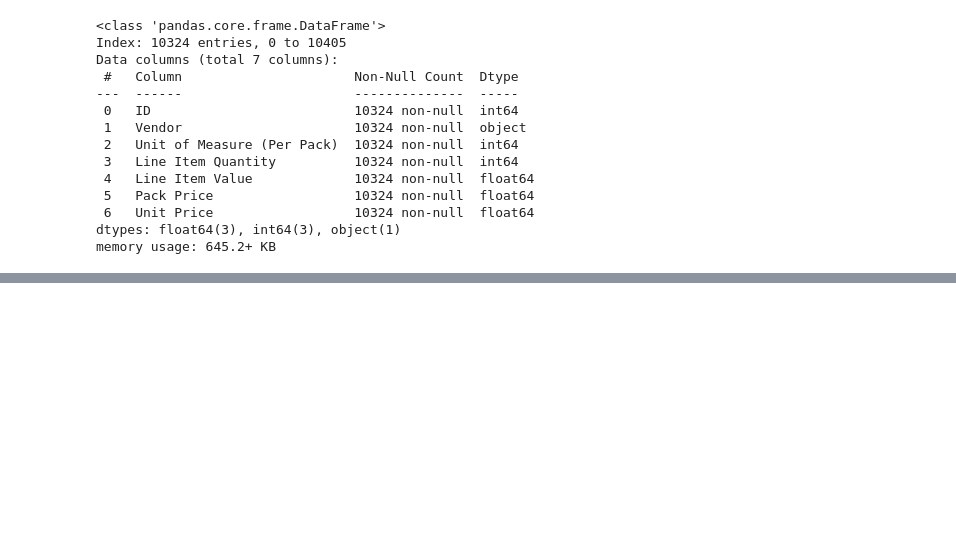
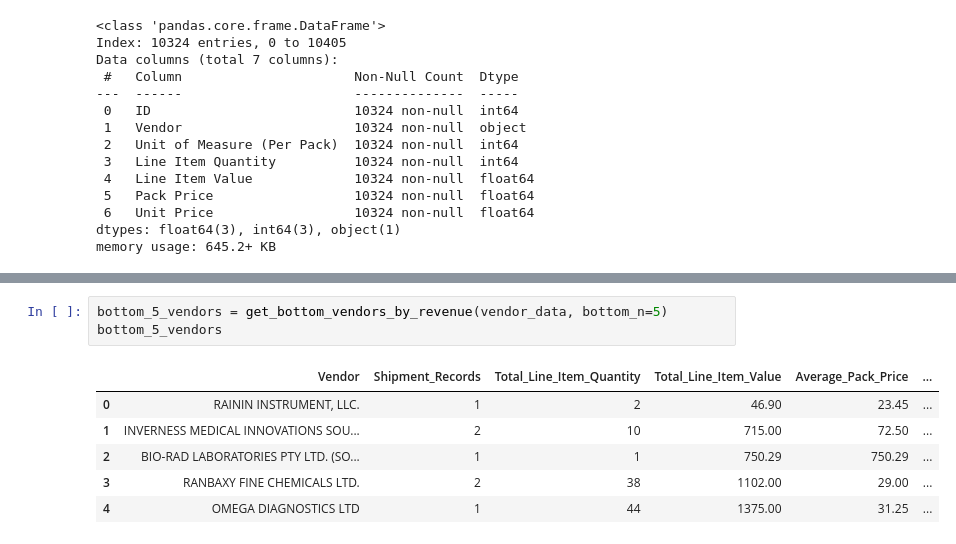
Before and after one commit to JulianChisco93/Supply-Chain-Shipment-Summary-Tool, a Jupyter notebook: notebooks/demo_vendor.ipynb, the cells around one changed output, grey strips where cells are left out. Drawn from its saved outputs; the diff is of its cells as text; blank space fills up the shorter version.

```diff
--- a/notebooks/demo_vendor.ipynb
+++ b/notebooks/demo_vendor.ipynb
@@ -88,0 +122,10 @@ memory usage: 645.2+ KB
+# %%
+bottom_5_vendors = get_bottom_vendors_by_revenue(vendor_data, bottom_n=5)
+bottom_5_vendors
+# %% [output]
+|  | Vendor | Shipment_Records | Total_Line_Item_Quantity | Total_Line_Item_Value | Average_Pack_Price | ... |
+| 0 | RAININ INSTRUMENT, LLC. | 1 | 2 | 46.90 | 23.45 | ... |
+| 1 | INVERNESS MEDICAL INNOVATIONS SOU... | 2 | 10 | 715.00 | 72.50 | ... |
+| 2 | BIO-RAD LABORATORIES PTY LTD. (SO... | 1 | 1 | 750.29 | 750.29 | ... |
+| 3 | RANBAXY FINE CHEMICALS LTD. | 2 | 38 | 1102.00 | 29.00 | ... |
+| 4 | OMEGA DIAGNOSTICS LTD | 1 | 44 | 1375.00 | 31.25 | ... |
```
Also changed, not shown: parts of 5 cells of this notebook, 1 other file.
